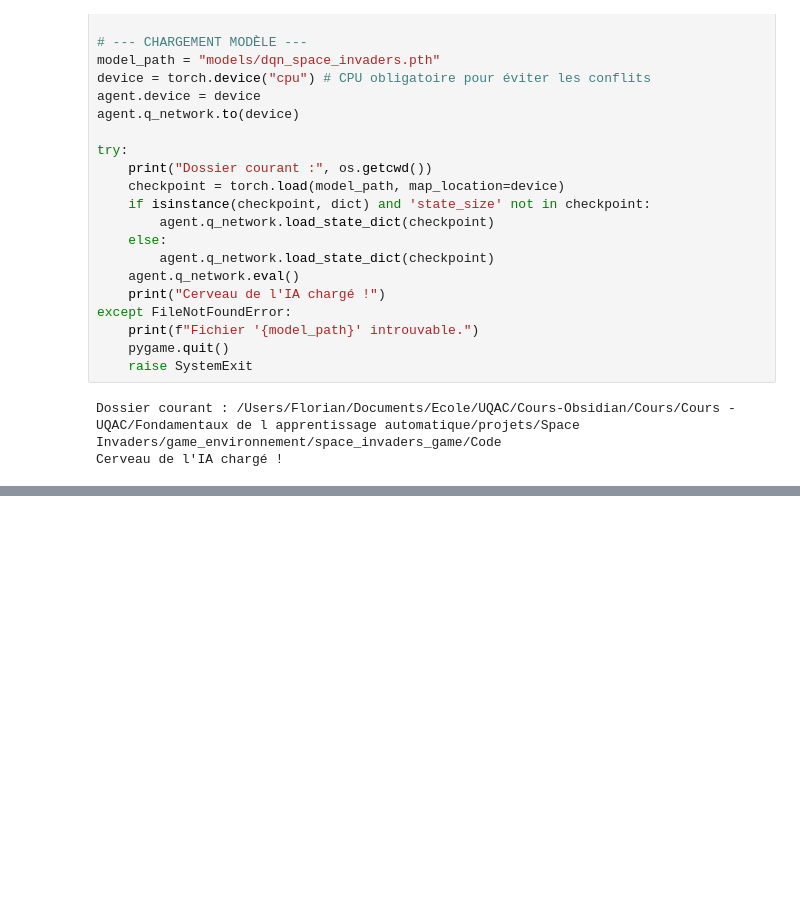
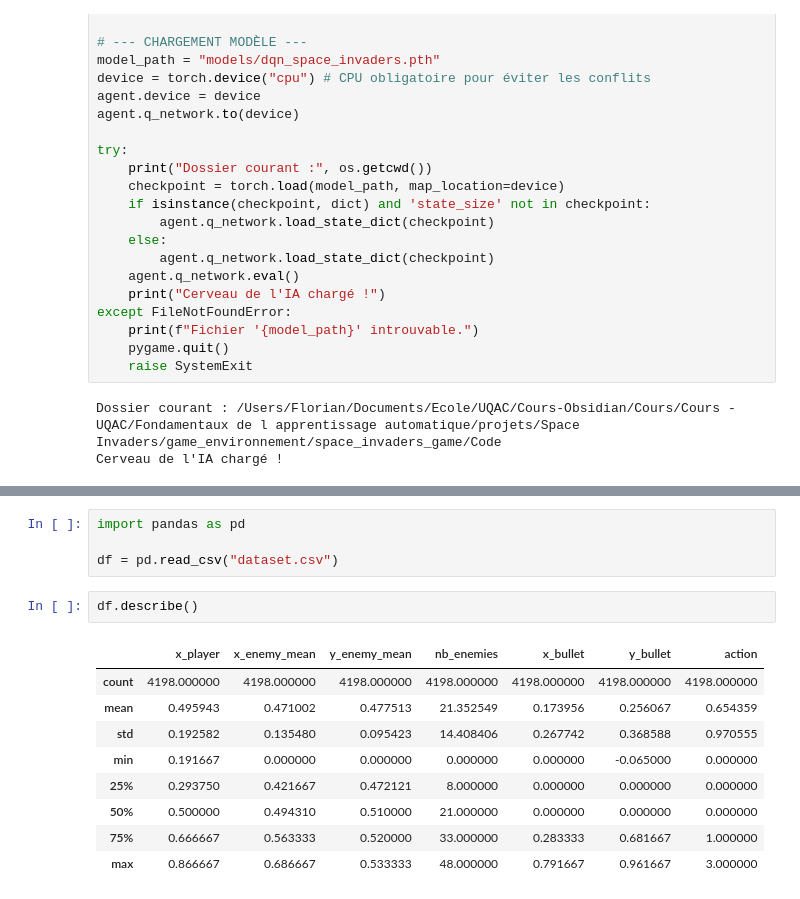
Before and after one commit to Coaraa/space-invaders-ia, a Jupyter notebook: train_dqn.ipynb, the cells around one changed output, grey strips where cells are left out. Drawn from its saved outputs; the diff is of its cells as text; blank space fills up the shorter version.

```diff
--- a/train_dqn.ipynb
+++ b/train_dqn.ipynb
@@ -195 +187,17 @@ Survie Moyenne      : 1007.9 steps
 [figure]
+# %%
+import pandas as pd
+
+df = pd.read_csv("dataset.csv")
+# %%
+df.describe()
+# %% [output]
+|  | x_player | x_enemy_mean | y_enemy_mean | nb_enemies | x_bullet | y_bullet | action |
+| count | 4198.000000 | 4198.000000 | 4198.000000 | 4198.000000 | 4198.000000 | 4198.000000 | 4198.000000 |
+| mean | 0.495943 | 0.471002 | 0.477513 | 21.352549 | 0.173956 | 0.256067 | 0.654359 |
+| std | 0.192582 | 0.135480 | 0.095423 | 14.408406 | 0.267742 | 0.368588 | 0.970555 |
+| min | 0.191667 | 0.000000 | 0.000000 | 0.000000 | 0.000000 | -0.065000 | 0.000000 |
+| 25% | 0.293750 | 0.421667 | 0.472121 | 8.000000 | 0.000000 | 0.000000 | 0.000000 |
+| 50% | 0.500000 | 0.494310 | 0.510000 | 21.000000 | 0.000000 | 0.000000 | 0.000000 |
+| 75% | 0.666667 | 0.563333 | 0.520000 | 33.000000 | 0.283333 | 0.681667 | 1.000000 |
+| max | 0.866667 | 0.686667 | 0.533333 | 48.000000 | 0.791667 | 0.961667 | 3.000000 |
```
Also changed, not shown: parts of 8 cells of this notebook, 3 other files.
